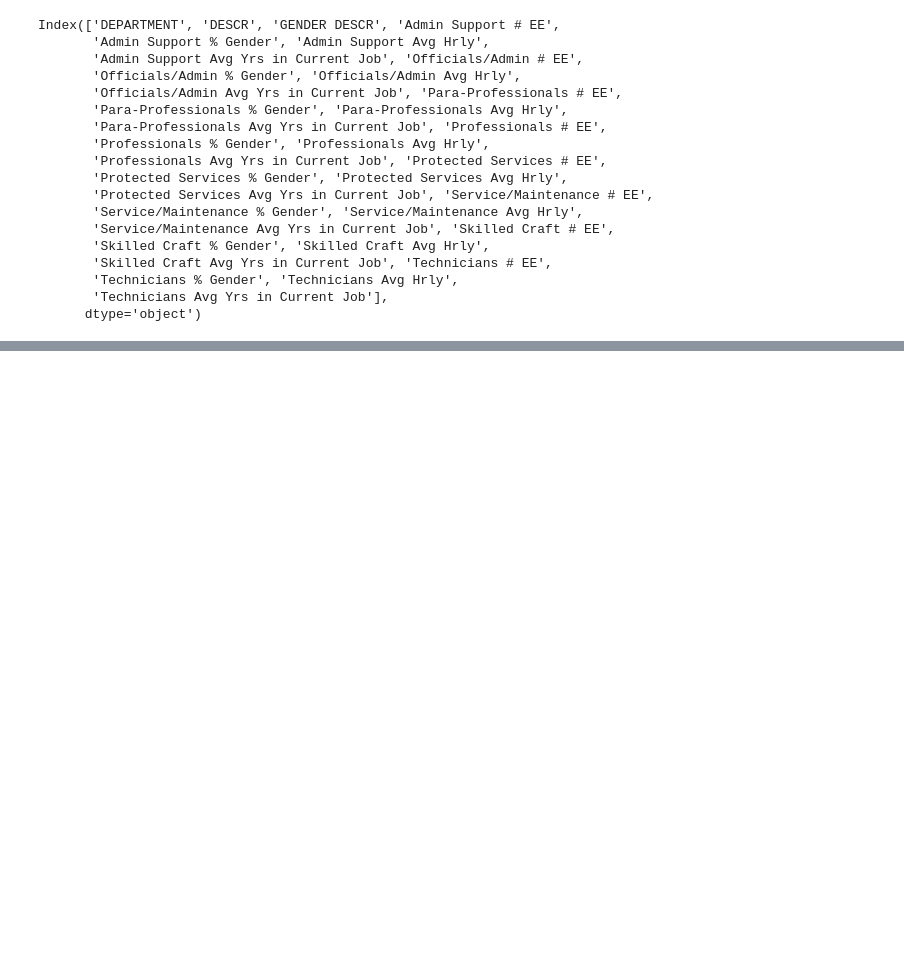
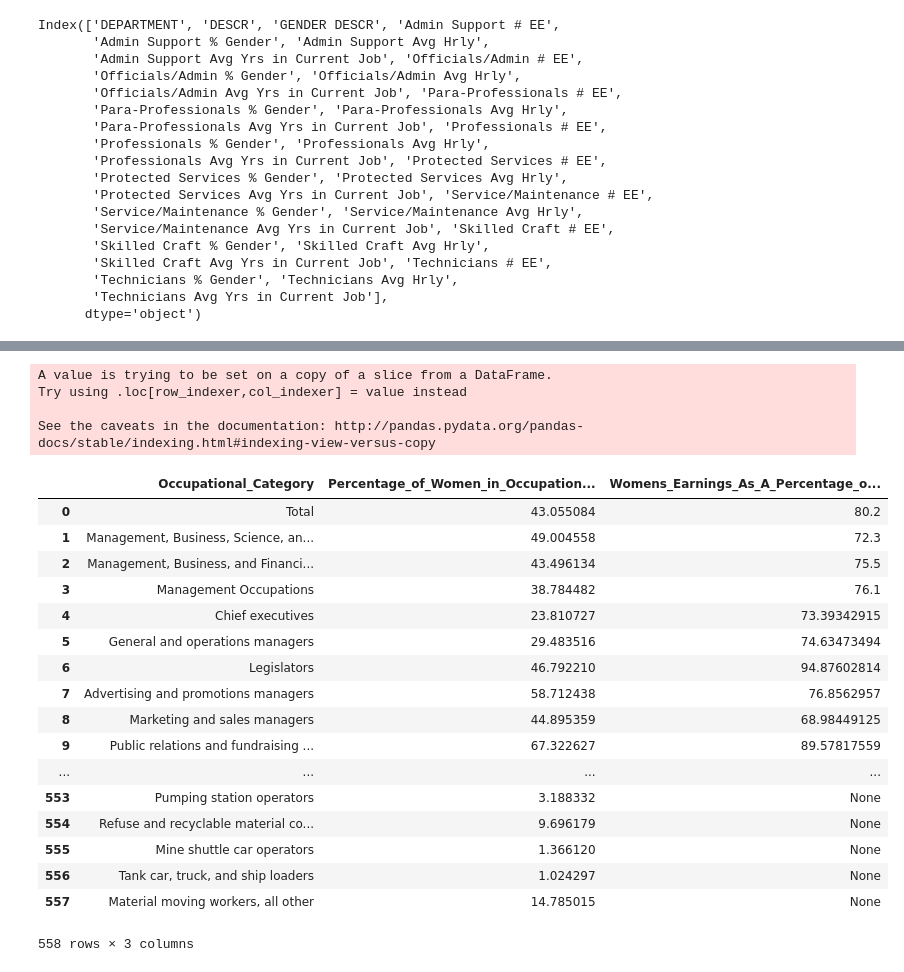
Before and after one commit to kanam12/ieor142finalproject, a Jupyter notebook: EDA.ipynb, the cells around one changed output, grey strips where cells are left out. Drawn from its saved outputs; the diff is of its cells as text; code cells hidden in the pictures; blank space fills up the shorter version.

```diff
--- a/EDA.ipynb
+++ b/EDA.ipynb
@@ -71,0 +49,27 @@ selected_test
+# %%
+selected_test = test[['Occupational_Category','Percentage_of_Women_in_Occupational_Category_Estimate','Womens_Earnings_As_A_Percentage_of_Mens_Earnings_Estimate']]
+selected_test['Womens_Earnings_As_A_Percentage_of_Mens_Earnings_Estimate'] = selected_test['Womens_Earnings_As_A_Percentage_of_Mens_Earnings_Estimate'].replace({"(X)": None})
+selected_test
+# %% [output]
+A value is trying to be set on a copy of a slice from a DataFrame.
+Try using .loc[row_indexer,col_indexer] = value instead
+
+See the caveats in the documentation: http://pandas.pydata.org/pandas-docs/stable/indexing.html#indexing-view-versus-copy
+|  | Occupational_Category | Percentage_of_Women_in_Occupation... | Womens_Earnings_As_A_Percentage_o... |
+| 0 | Total | 43.055084 | 80.2 |
+| 1 | Management, Business, Science, an... | 49.004558 | 72.3 |
+| 2 | Management, Business, and Financi... | 43.496134 | 75.5 |
+| 3 | Management Occupations | 38.784482 | 76.1 |
+| 4 | Chief executives | 23.810727 | 73.39342915 |
+| 5 | General and operations managers | 29.483516 | 74.63473494 |
+| 6 | Legislators | 46.792210 | 94.87602814 |
+| 7 | Advertising and promotions managers | 58.712438 | 76.8562957 |
+| 8 | Marketing and sales managers | 44.895359 | 68.98449125 |
+| 9 | Public relations and fundraising ... | 67.322627 | 89.57817559 |
+| ... | ... | ... | ... |
+| 553 | Pumping station operators | 3.188332 | None |
+| 554 | Refuse and recyclable material co... | 9.696179 | None |
+| 555 | Mine shuttle car operators | 1.366120 | None |
+| 556 | Tank car, truck, and ship loaders | 1.024297 | None |
+| 557 | Material moving workers, all other | 14.785015 | None |
+558 rows × 3 columns
```
Also changed, not shown: parts of 2 cells of this notebook.
